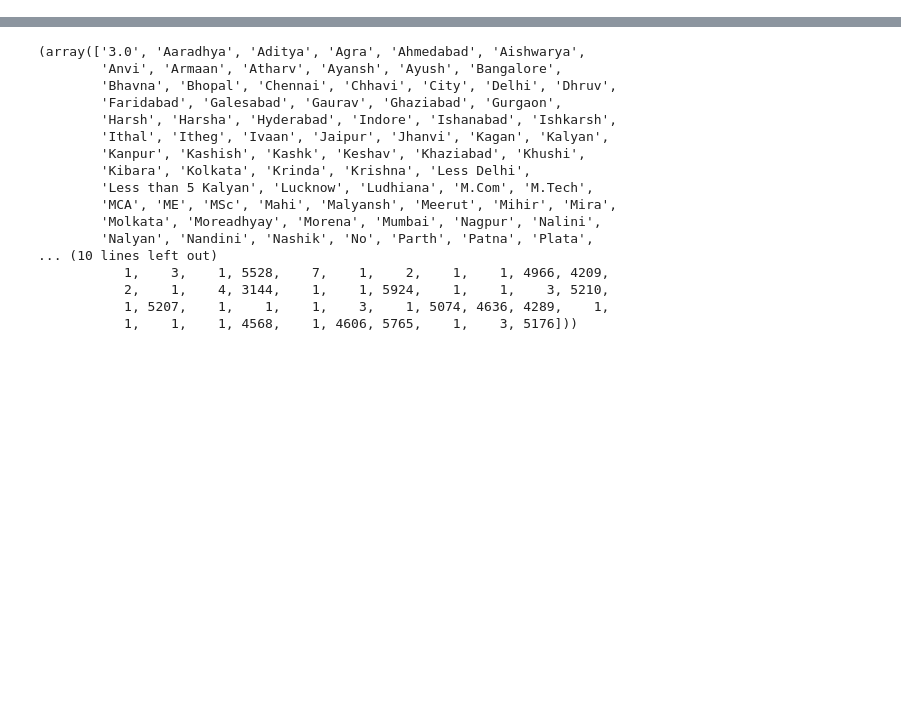
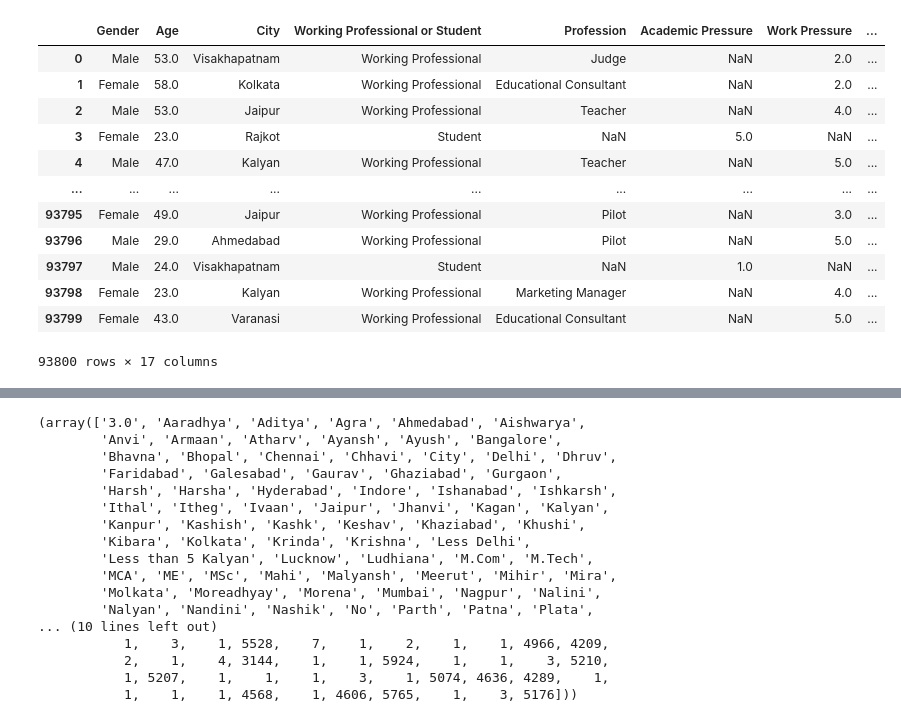
Before and after one commit to aygalic/kaggle, a Jupyter notebook: Exploring-Mental-Health-Data/notebooks/EDA.ipynb, the cells around one changed output, grey strips where cells are left out. Cells and saved outputs as stored; diff of their text form; code cells hidden in the pictures; blank space fills up the shorter version.

```diff
--- a/Exploring-Mental-Health-Data/notebooks/EDA.ipynb
+++ b/Exploring-Mental-Health-Data/notebooks/EDA.ipynb
@@ -41,0 +26,16 @@ X
+# %%
+X_test
+# %% [output]
+|  | Gender | Age | City | Working Professional or Student | Profession | Academic Pressure | Work Pressure | ... |
+| 0 | Male | 53.0 | Visakhapatnam | Working Professional | Judge | NaN | 2.0 | ... |
+| 1 | Female | 58.0 | Kolkata | Working Professional | Educational Consultant | NaN | 2.0 | ... |
+| 2 | Male | 53.0 | Jaipur | Working Professional | Teacher | NaN | 4.0 | ... |
+| 3 | Female | 23.0 | Rajkot | Student | NaN | 5.0 | NaN | ... |
+| 4 | Male | 47.0 | Kalyan | Working Professional | Teacher | NaN | 5.0 | ... |
+| ... | ... | ... | ... | ... | ... | ... | ... | ... |
+| 93795 | Female | 49.0 | Jaipur | Working Professional | Pilot | NaN | 3.0 | ... |
+| 93796 | Male | 29.0 | Ahmedabad | Working Professional | Pilot | NaN | 5.0 | ... |
+| 93797 | Male | 24.0 | Visakhapatnam | Student | NaN | 1.0 | NaN | ... |
+| 93798 | Female | 23.0 | Kalyan | Working Professional | Marketing Manager | NaN | 4.0 | ... |
+| 93799 | Female | 43.0 | Varanasi | Working Professional | Educational Consultant | NaN | 5.0 | ... |
+93800 rows × 17 columns
```
Also changed, not shown: parts of 2 cells of this notebook.
